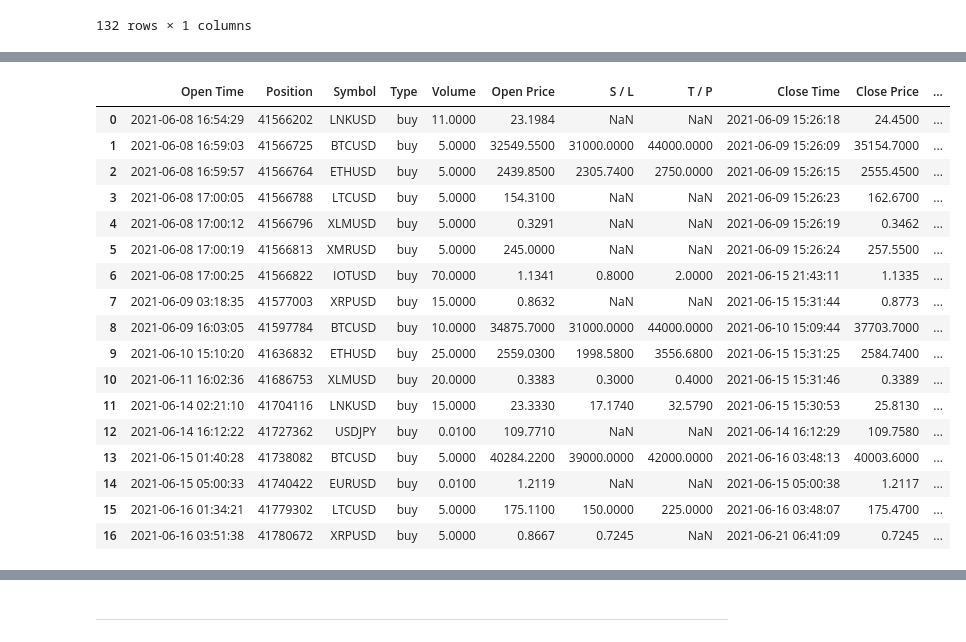
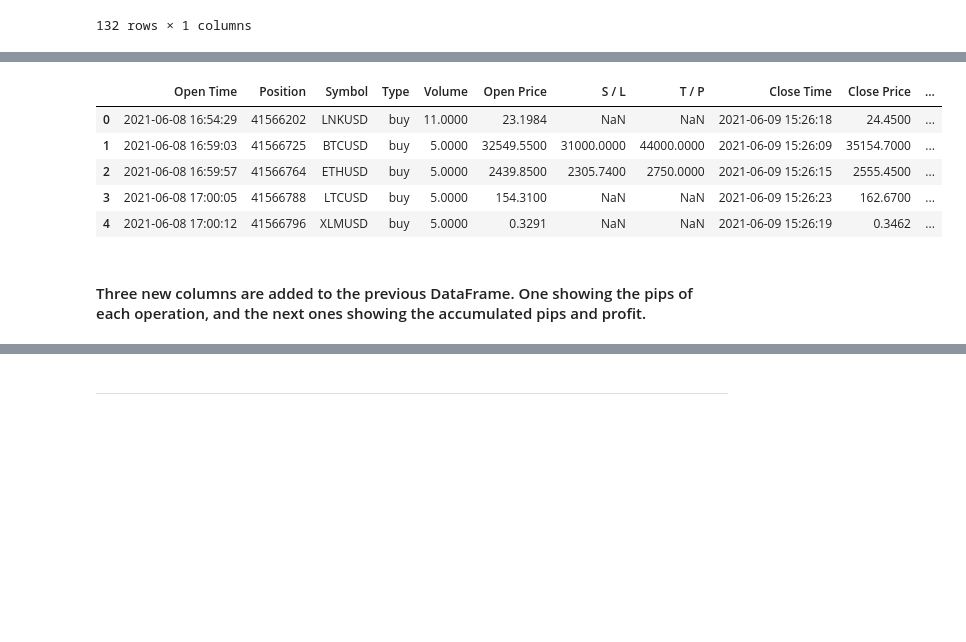
Before and after one commit to HKael/MYST-3, a Jupyter notebook: notebook.ipynb, the cells around one changed output, grey strips where cells are left out. Saved outputs shown, nothing was run; the diff lists cells and outputs as text; code cells hidden in the pictures; blank space fills up the shorter version.

```diff
--- a/notebook.ipynb
+++ b/notebook.ipynb
@@ -131,22 +133,12 @@ data_historical
 # %%
-historical_data_2
+historical_data_2.head(5)
 # %% [output]
 |  | Open Time | Position | Symbol | Type | Volume | Open Price | S / L | T / P | Close Time | Close Price | ... |
 | 0 | 2021-06-08 16:54:29 | 41566202 | LNKUSD | buy | 11.0000 | 23.1984 | NaN | NaN | 2021-06-09 15:26:18 | 24.4500 | ... |
 | 1 | 2021-06-08 16:59:03 | 41566725 | BTCUSD | buy | 5.0000 | 32549.5500 | 31000.0000 | 44000.0000 | 2021-06-09 15:26:09 | 35154.7000 | ... |
 | 2 | 2021-06-08 16:59:57 | 41566764 | ETHUSD | buy | 5.0000 | 2439.8500 | 2305.7400 | 2750.0000 | 2021-06-09 15:26:15 | 2555.4500 | ... |
 | 3 | 2021-06-08 17:00:05 | 41566788 | LTCUSD | buy | 5.0000 | 154.3100 | NaN | NaN | 2021-06-09 15:26:23 | 162.6700 | ... |
 | 4 | 2021-06-08 17:00:12 | 41566796 | XLMUSD | buy | 5.0000 | 0.3291 | NaN | NaN | 2021-06-09 15:26:19 | 0.3462 | ... |
-| 5 | 2021-06-08 17:00:19 | 41566813 | XMRUSD | buy | 5.0000 | 245.0000 | NaN | NaN | 2021-06-09 15:26:24 | 257.5500 | ... |
-| 6 | 2021-06-08 17:00:25 | 41566822 | IOTUSD | buy | 70.0000 | 1.1341 | 0.8000 | 2.0000 | 2021-06-15 21:43:11 | 1.1335 | ... |
-| 7 | 2021-06-09 03:18:35 | 41577003 | XRPUSD | buy | 15.0000 | 0.8632 | NaN | NaN | 2021-06-15 15:31:44 | 0.8773 | ... |
-| 8 | 2021-06-09 16:03:05 | 41597784 | BTCUSD | buy | 10.0000 | 34875.7000 | 31000.0000 | 44000.0000 | 2021-06-10 15:09:44 | 37703.7000 | ... |
-| 9 | 2021-06-10 15:10:20 | 41636832 | ETHUSD | buy | 25.0000 | 2559.0300 | 1998.5800 | 3556.6800 | 2021-06-15 15:31:25 | 2584.7400 | ... |
-| 10 | 2021-06-11 16:02:36 | 41686753 | XLMUSD | buy | 20.0000 | 0.3383 | 0.3000 | 0.4000 | 2021-06-15 15:31:46 | 0.3389 | ... |
-| 11 | 2021-06-14 02:21:10 | 41704116 | LNKUSD | buy | 15.0000 | 23.3330 | 17.1740 | 32.5790 | 2021-06-15 15:30:53 | 25.8130 | ... |
-| 12 | 2021-06-14 16:12:22 | 41727362 | USDJPY | buy | 0.0100 | 109.7710 | NaN | NaN | 2021-06-14 16:12:29 | 109.7580 | ... |
-| 13 | 2021-06-15 01:40:28 | 41738082 | BTCUSD | buy | 5.0000 | 40284.2200 | 39000.0000 | 42000.0000 | 2021-06-16 03:48:13 | 40003.6000 | ... |
-| 14 | 2021-06-15 05:00:33 | 41740422 | EURUSD | buy | 0.0100 | 1.2119 | NaN | NaN | 2021-06-15 05:00:38 | 1.2117 | ... |
-| 15 | 2021-06-16 01:34:21 | 41779302 | LTCUSD | buy | 5.0000 | 175.1100 | 150.0000 | 225.0000 | 2021-06-16 03:48:07 | 175.4700 | ... |
-| 16 | 2021-06-16 03:51:38 | 41780672 | XRPUSD | buy | 5.0000 | 0.8667 | 0.7245 | NaN | 2021-06-21 06:41:09 | 0.7245 | ... |
+# %% [markdown]
+#### Three new columns are added to the previous DataFrame. One showing the pips of each operation, and the next ones showing the accumulated pips and profit.
 # %%
```
Also changed, not shown: parts of 30 cells of this notebook, 1 other file.
